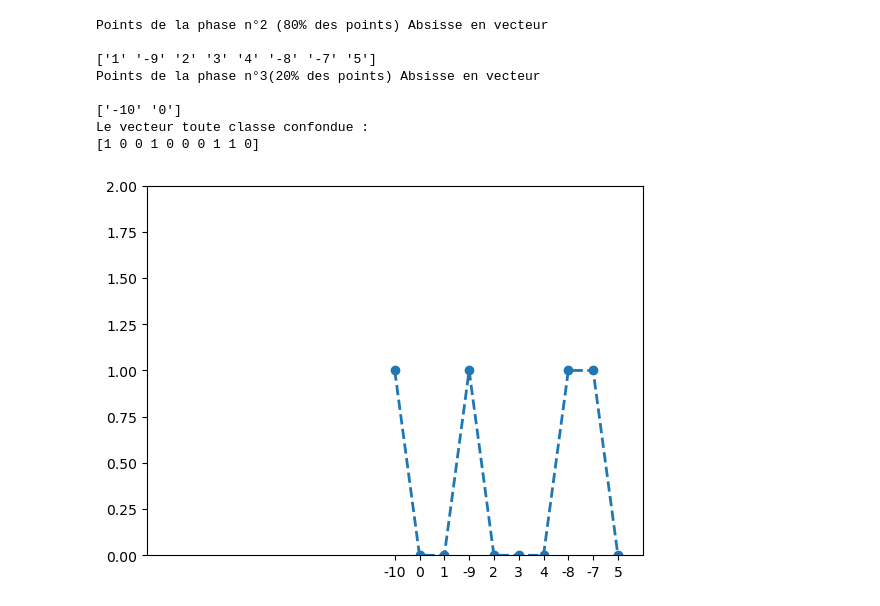
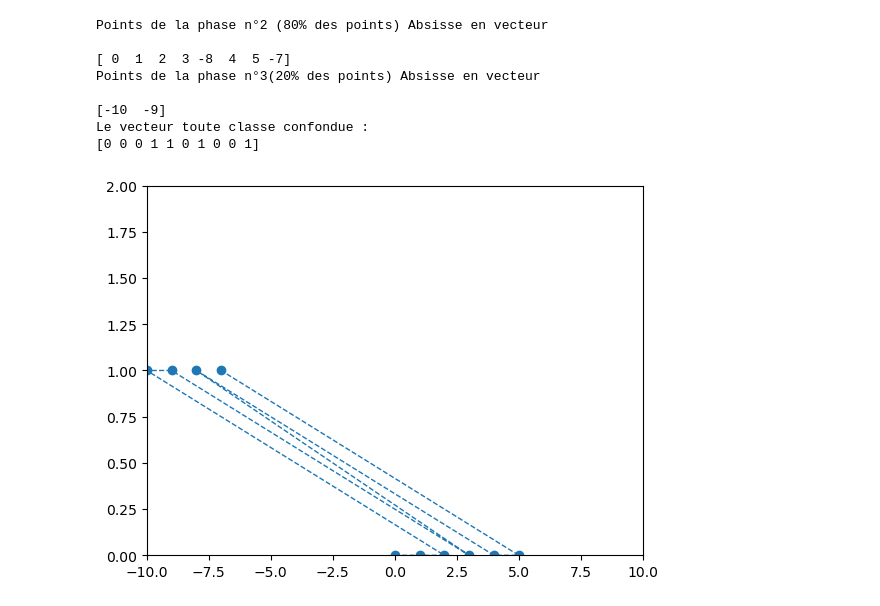
Before and after one commit to molotovad75/TP_big_data_IA, a Jupyter notebook: TP1.ipynb, the cells around one changed output. Saved outputs shown, nothing was run; the diff lists cells and outputs as text; code cells hidden in the pictures.

```diff
--- a/TP1.ipynb
+++ b/TP1.ipynb
@@ -23,13 +23,13 @@ def repartition_points(tab):
 
         # 2 pour la Q2 et 3 pour la Q3
         if len(points_Q2)<8 and nb_hasard==2:
-            points_Q2.append(str(tab[i])) #On ajoute la valeur de l'abcisse
+            points_Q2.append(tab[i]) #On ajoute la valeur de l'abcisse
 
             if tab[i]>=0:
                 points_y.append(0)
             elif tab[i]<0:
                 points_y.append(1)
-            points_x.append(str(tab[i]))
+            points_x.append(tab[i])
 
             if len(points_Q2)==8:
                 nb_hasard=3 #Le reste ira à Q3
@@ -38,13 +38,13 @@ def repartition_points(tab):
                 nb_hasard=random.randint(2,3) #On rechoisi entre 2 et 3
 
         elif len(points_Q3)<2 and nb_hasard==3:
-            points_Q3.append(str(tab[i])) #On ajoute la valeur de l'abcisse
+            points_Q3.append(tab[i]) #On ajoute la valeur de l'abcisse
 
             if tab[i]>=0:
                 points_y.append(0)
             elif tab[i]<0:
                 points_y.append(1)
-            points_x.append(str(tab[i]))
+            points_x.append(tab[i])
 
             if len(points_Q3)==2:
                 nb_hasard=2 #Le reste ira à Q2
@@ -110,38 +110,38 @@ for e in range(len(tab_random_choice)):
 
 repartition_points(association_classe_abcisse)
 
 #Le vecteur toute classe confondue
 print("Le vecteur toute classe confondue :")
 print(np.array(tab_random_choice))
 
 pyplot.xlim(-10,10)
 pyplot.ylim(0,2)
 
-pyplot.plot(points_x,points_y,"o--",label="Classe 1",linewidth=2)
+pyplot.plot(points_x,points_y,"o--",label="Classe 1",linewidth=1)
 
 pyplot.show(association_classe_abcisse) #Le graphique est représentatif du vecteur toute classe confondue
 
 #pyplot.xlim(0,2)
 #pyplot.ylim(-10,10)
 
 #pyplot.plot(points_Q2_x,points_Q2_y,"o-",label="Classe 0",linewidth=3)
 #pyplot.plot(points_Q3_x,points_Q3_y,"o-",label="Classe 1",linewidth=3)
 
 
 #pyplot.plot(y_zero,x_zero,"o-",label="Classe 0",linewidth=3)
 #pyplot.plot(y_un,x_un,"o-",label="Classe 1",linewidth=3)
 
 #pyplot.show(tab_random_choice)
 # %% [output]
 Points de la phase n°2 (80% des points) Absisse en vecteur
 
-['1' '-9' '2' '3' '4' '-8' '-7' '5']
+[ 0  1  2  3 -8  4  5 -7]
 Points de la phase n°3(20% des points) Absisse en vecteur
 
-['-10' '0']
+[-10  -9]
 Le vecteur toute classe confondue :
-[1 0 0 1 0 0 0 1 1 0]
+[0 0 0 1 1 0 1 0 0 1]
-[figure, old version]
+[figure, new version]
 # %%
 #Q2
 #l'algorithme vu en cours est le perceptron. On va l'utiliser car
```
Also changed, not shown: parts of 3 cells of this notebook, 1 other file.
